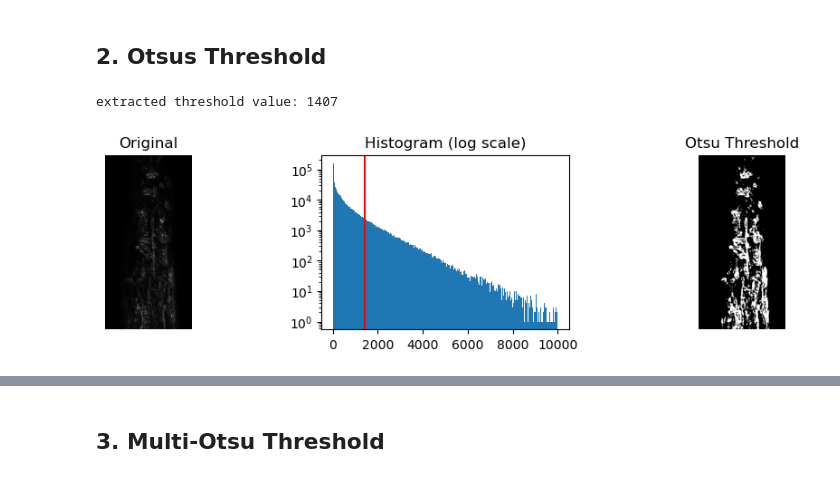
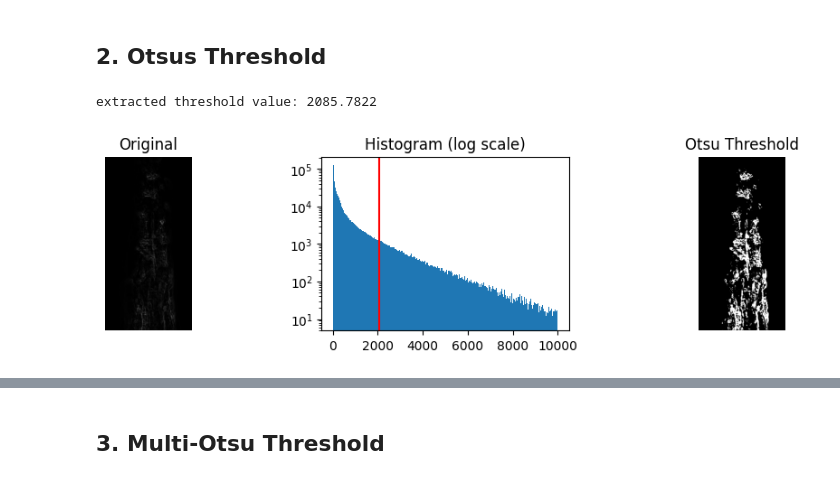
Before and after one commit to llloretta/connexin-pipeline, a Jupyter notebook: notebooks/2_1_segmentation.ipynb, the cells around one changed output, grey strips where cells are left out. Cells and saved outputs as stored; diff of their text form; code cells hidden in the pictures.

```diff
--- a/notebooks/2_1_segmentation.ipynb
+++ b/notebooks/2_1_segmentation.ipynb
@@ -61,31 +61,31 @@ stackview.imshow(nuclei_mask[155, 900:1250,200:900],axes = True)
 # %% [markdown]
 ## 2. Otsus Threshold
 # %%
-threshold_value = threshold_otsu(preprocessed_image[0])
+threshold_value = threshold_otsu(preprocessed_image[150])
 print("extracted threshold value:", threshold_value)
 # %% [output]
-extracted threshold value: 1407
+extracted threshold value: 2085.7822
 # %%
 # Create a binary image using the threshold
-binary_otsu = preprocessed_image[0] > threshold_value
+binary_otsu = preprocessed_image[150] > threshold_value
 # %%
 # new histogram with log scale
 fig, axes = plt.subplots(ncols=3, figsize=(12, 2.5))
 ax = axes.ravel()
 # Display the original image
-ax[0].imshow(preprocessed_image[0], cmap=plt.cm.gray)
+ax[0].imshow(preprocessed_image[150], cmap=plt.cm.gray)
 ax[0].set_title('Original')
 ax[0].axis('off')
 # Plot the histogram with the Otsu threshold marked in red
-ax[1].hist(preprocessed_image[0].ravel(), bins=1000, range=(10, 10000), log=True)
+ax[1].hist(preprocessed_image[150].ravel(), bins=1000, range=(10, 10000), log=True)
 ax[1].set_title('Histogram (log scale)')
 ax[1].axvline(threshold_value, color='r')
 # Display the thresholded image
 ax[2].imshow(binary_otsu, cmap=plt.cm.gray)
 ax[2].set_title('Otsu Threshold')
 ax[2].axis('off')
 # Show the subplots
 plt.show()
 # %% [output]
-[figure, old version]
+[figure, new version]
 # %%
```
Also changed, not shown: parts of 12 cells of this notebook.
